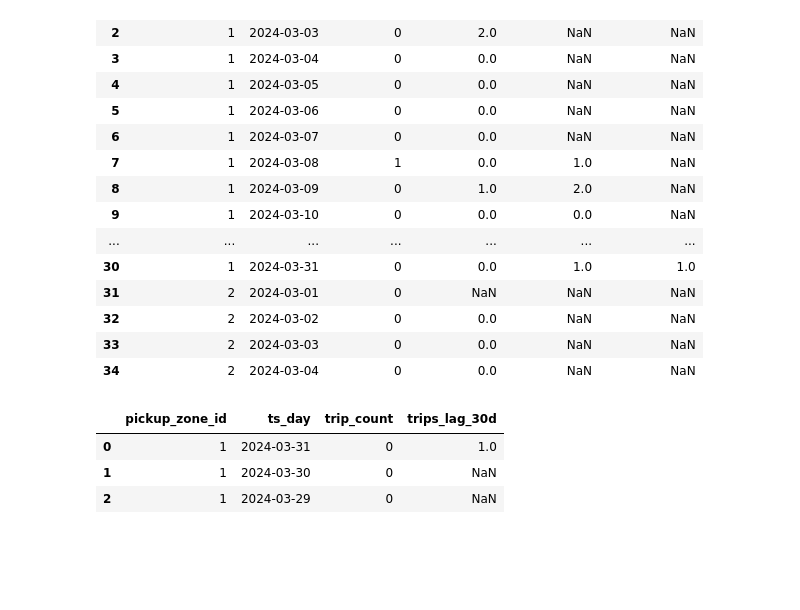
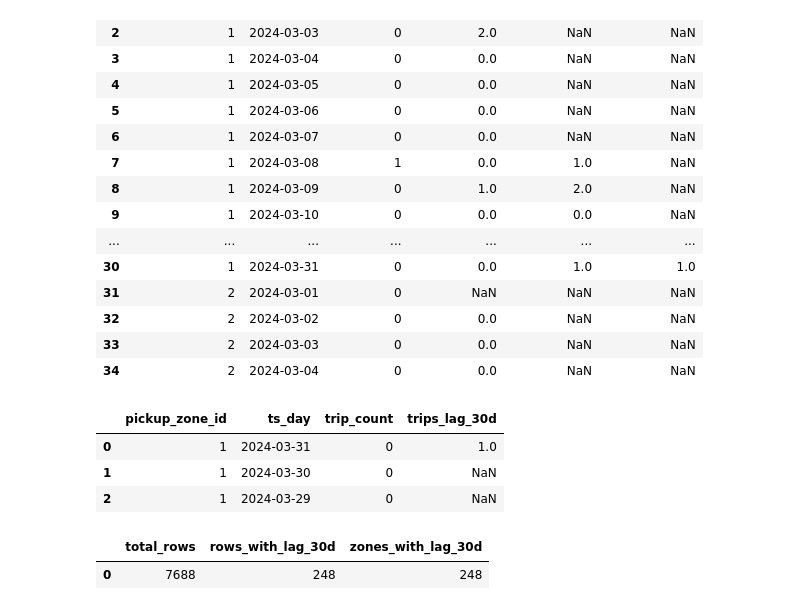
Before and after one commit to BorysZhyhalo/goit-rdb-hw-07, a Jupyter notebook: hw_07_rdb.ipynb, the cells around one changed output. Saved outputs shown, nothing was run; the diff lists cells and outputs as text; code cells hidden in the pictures; blank space fills up the shorter version.

```diff
--- a/hw_07_rdb.ipynb
+++ b/hw_07_rdb.ipynb
@@ -289,3 +289,25 @@ display(pd.read_sql("""
 | 0 | 1 | 2024-03-31 | 0 | 1.0 |
 | 1 | 1 | 2024-03-30 | 0 | NaN |
 | 2 | 1 | 2024-03-29 | 0 | NaN |
+# %%
+display(pd.read_sql("""
+    WITH lagged AS (
+        SELECT
+            pickup_zone_id,
+            ts_day,
+            LAG(trip_count, 30) OVER (
+                PARTITION BY pickup_zone_id
+                ORDER BY ts_day
+            ) AS trips_lag_30d
+        FROM t7_hw_taxi_daily_spine
+    )
+    SELECT
+        COUNT(*) AS total_rows,
+        COUNT(trips_lag_30d) AS rows_with_lag_30d,
+        COUNT(DISTINCT pickup_zone_id)
+            FILTER (WHERE trips_lag_30d IS NOT NULL) AS zones_with_lag_30d
+    FROM lagged;
+""", engine))
+# %% [output]
+|  | total_rows | rows_with_lag_30d | zones_with_lag_30d |
+| 0 | 7688 | 248 | 248 |
```
Also changed, not shown: parts of 5 cells of this notebook.
